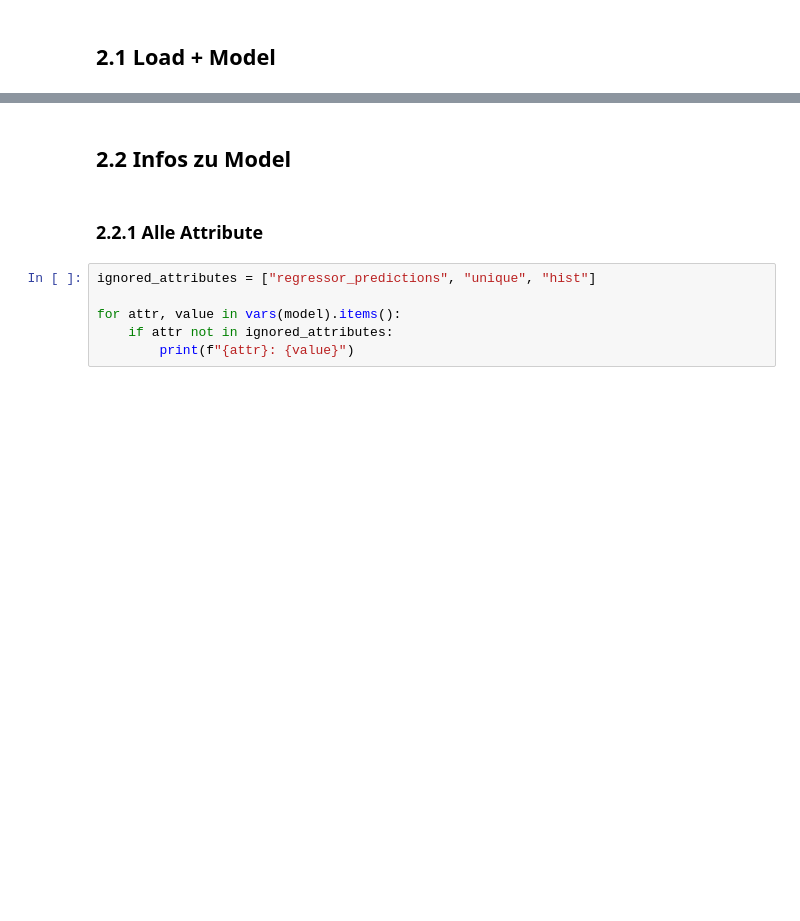
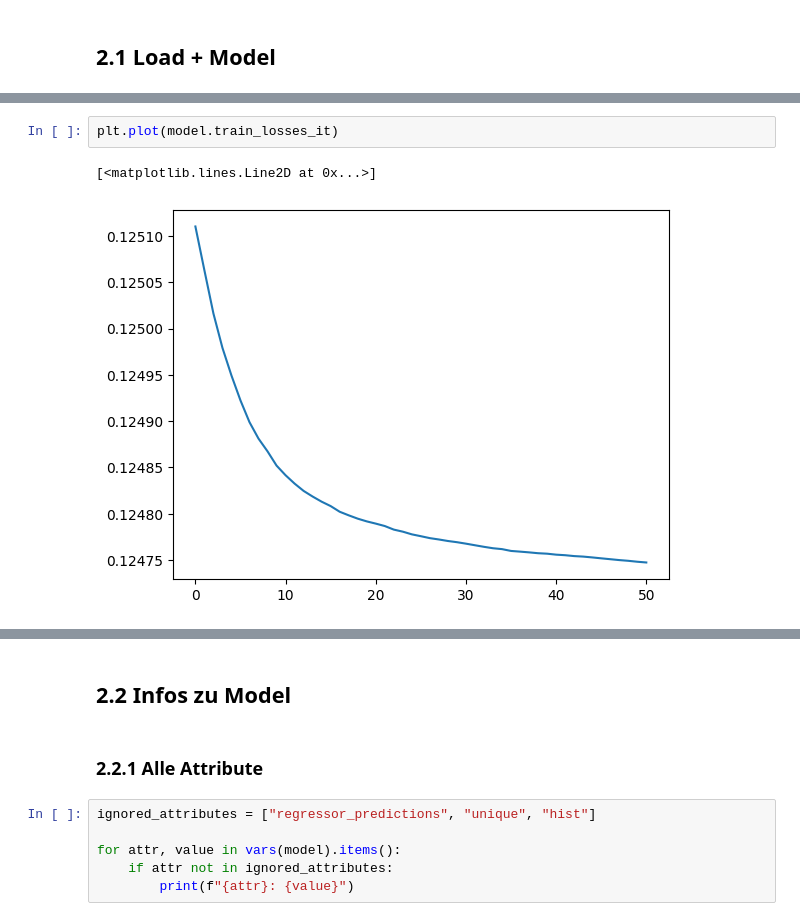
Before and after one commit to MaximilianVeitl/igann-it, a Jupyter notebook: igann_development.ipynb, the cells around one changed output, grey strips where cells are left out. Drawn from its saved outputs; the diff is of its cells as text; blank space fills up the shorter version.

```diff
--- a/igann_development.ipynb
+++ b/igann_development.ipynb
@@ -63,0 +91,5 @@ model.fit(X, y)
+# %%
+plt.plot(model.train_losses_it)
+# %% [output]
+[<matplotlib.lines.Line2D at 0x...>]
+[figure, added]
```
Also changed, not shown: parts of 7 cells of this notebook.
